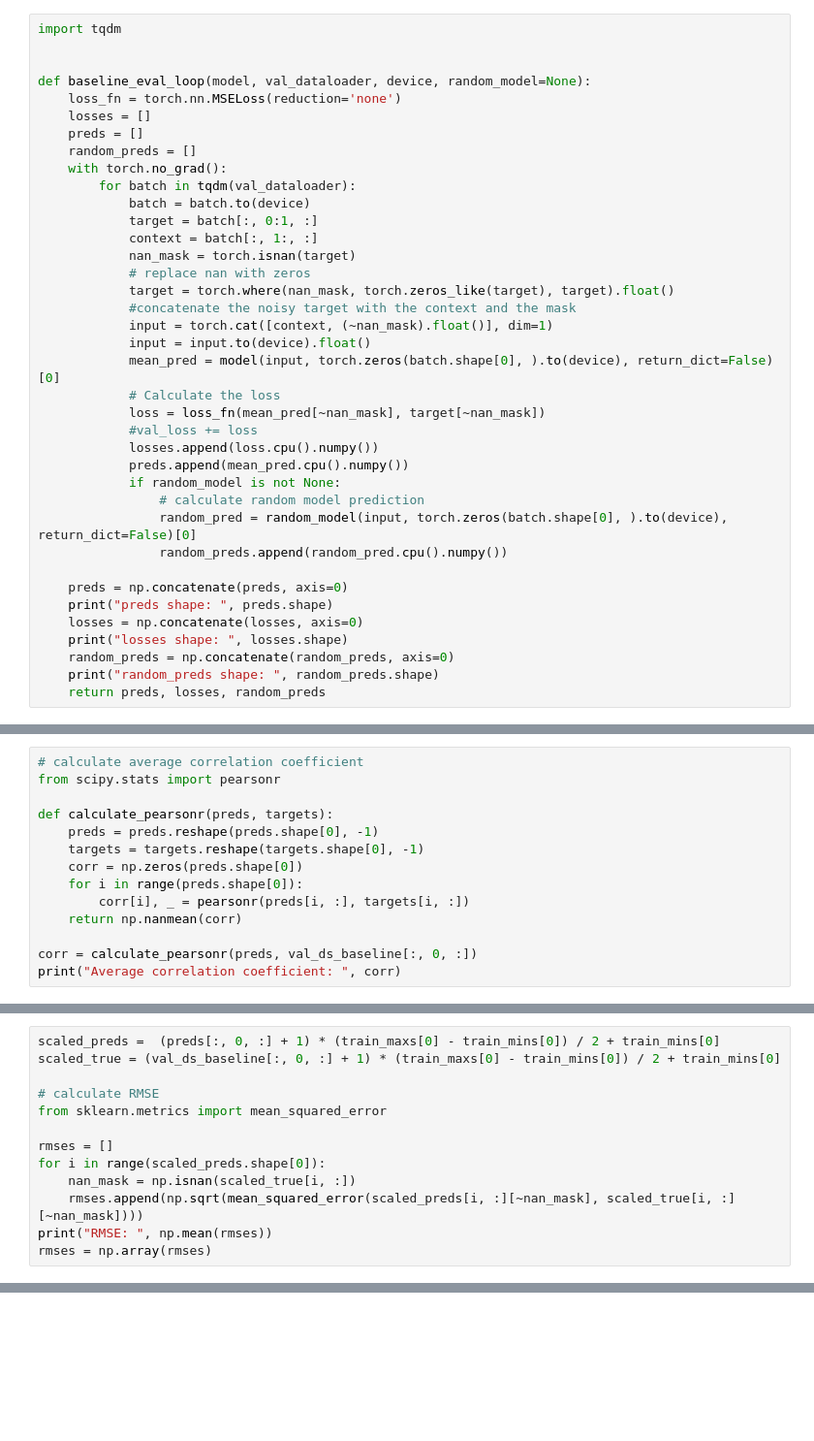
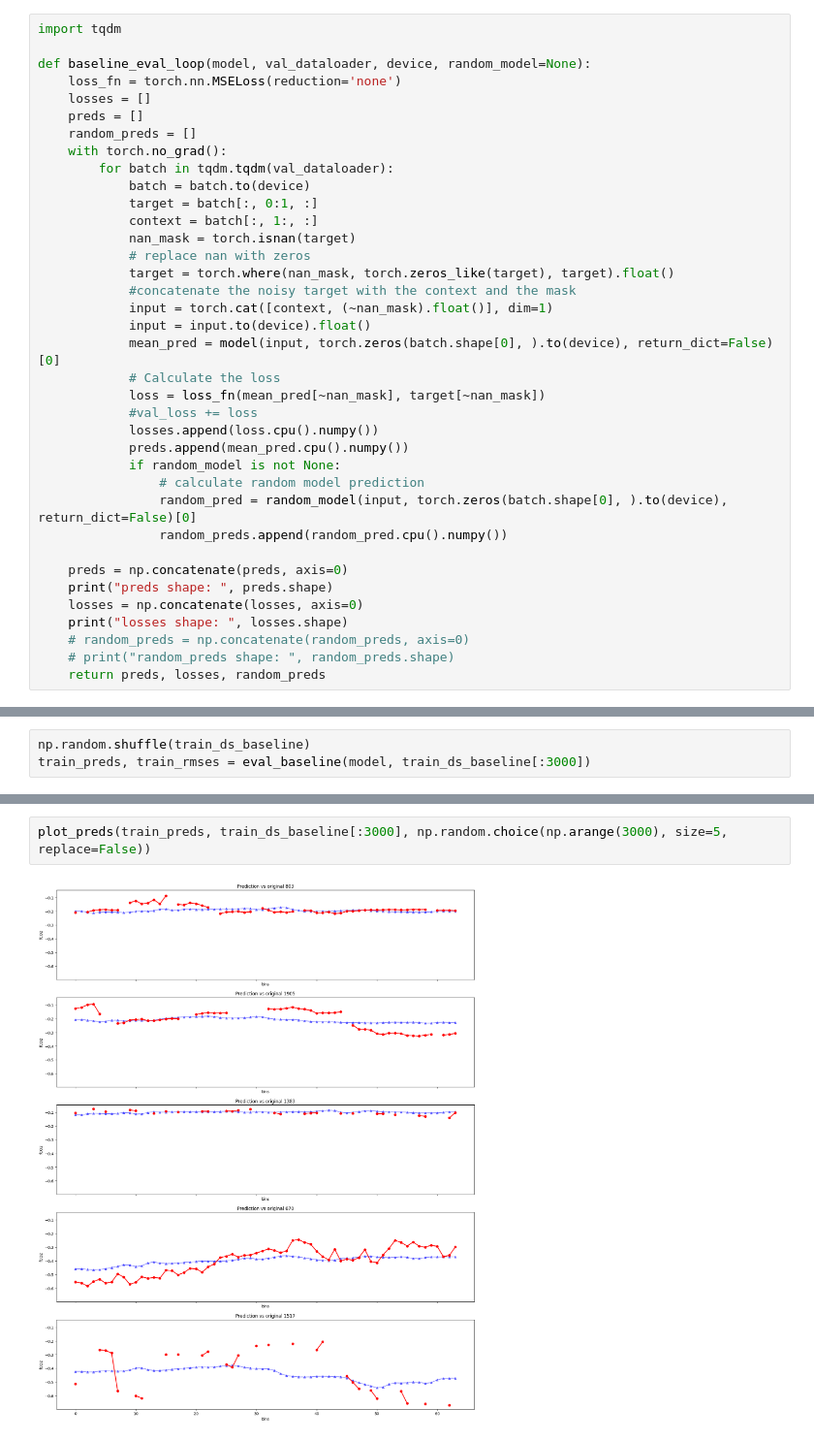
Before and after one commit to ebrusoni/fco2diffusion, a Jupyter notebook: training/loss_analysis.ipynb, the cells around one changed output, grey strips where cells are left out. Shown at 97% size. Drawn from its saved outputs; the diff is of its cells as text; blank space fills up the shorter version.

```diff
--- a/training/loss_analysis.ipynb
+++ b/training/loss_analysis.ipynb
@@ -196,6 +312,5 @@ Min value of predictor  6 :  -0.9961489627443083
 # %%
 import tqdm
-
 
 def baseline_eval_loop(model, val_dataloader, device, random_model=None):
     loss_fn = torch.nn.MSELoss(reduction='none')
@@ -203,7 +318,7 @@ def baseline_eval_loop(model, val_dataloader, device, random_model=None):
     preds = []
     random_preds = []
     with torch.no_grad():
-        for batch in tqdm(val_dataloader):
+        for batch in tqdm.tqdm(val_dataloader):
             batch = batch.to(device)
             target = batch[:, 0:1, :]
             context = batch[:, 1:, :]
@@ -228,6 +343,6 @@ def baseline_eval_loop(model, val_dataloader, device, random_model=None):
     print("preds shape: ", preds.shape)
     losses = np.concatenate(losses, axis=0)
     print("losses shape: ", losses.shape)
-    random_preds = np.concatenate(random_preds, axis=0)
-    print("random_preds shape: ", random_preds.shape)
+    # random_preds = np.concatenate(random_preds, axis=0)
+    # print("random_preds shape: ", random_preds.shape)
     return preds, losses, random_preds
@@ -287,14 +348,0 @@ preds[:, 0, :].shape, val_ds_baseline[:, 0, :].shape
-# %%
-# calculate average correlation coefficient
-from scipy.stats import pearsonr
-
-def calculate_pearsonr(preds, targets):
-    preds = preds.reshape(preds.shape[0], -1)
-    targets = targets.reshape(targets.shape[0], -1)
-    corr = np.zeros(preds.shape[0])
-    for i in range(preds.shape[0]):
-        corr[i], _ = pearsonr(preds[i, :], targets[i, :])
-    return np.nanmean(corr)
-
-corr = calculate_pearsonr(preds, val_ds_baseline[:, 0, :])
-print("Average correlation coefficient: ", corr)
@@ -308,13 +348,0 @@ Average correlation coefficient of random model:  0.022956432073763855
-# %%
-scaled_preds =  (preds[:, 0, :] + 1) * (train_maxs[0] - train_mins[0]) / 2 + train_mins[0]
-scaled_true = (val_ds_baseline[:, 0, :] + 1) * (train_maxs[0] - train_mins[0]) / 2 + train_mins[0]
-
-# calculate RMSE
-from sklearn.metrics import mean_squared_error
-
-rmses = []
-for i in range(scaled_preds.shape[0]):
-    nan_mask = np.isnan(scaled_true[i, :])
-    rmses.append(np.sqrt(mean_squared_error(scaled_preds[i, :][~nan_mask], scaled_true[i, :][~nan_mask])))
-print("RMSE: ", np.mean(rmses))
-rmses = np.array(rmses)
@@ -322,0 +466,3 @@ RMSE:  24.511798163255413
+# %%
+np.random.shuffle(train_ds_baseline)
+train_preds, train_rmses = eval_baseline(model, train_ds_baseline[:3000])
@@ -322,0 +481,4 @@ RMSE:  24.511798163255413
+# %%
+plot_preds(train_preds, train_ds_baseline[:3000], np.random.choice(np.arange(3000), size=5, replace=False))
+# %% [output]
+[figure, added]
```
Also changed, not shown: parts of 41 cells of this notebook.
